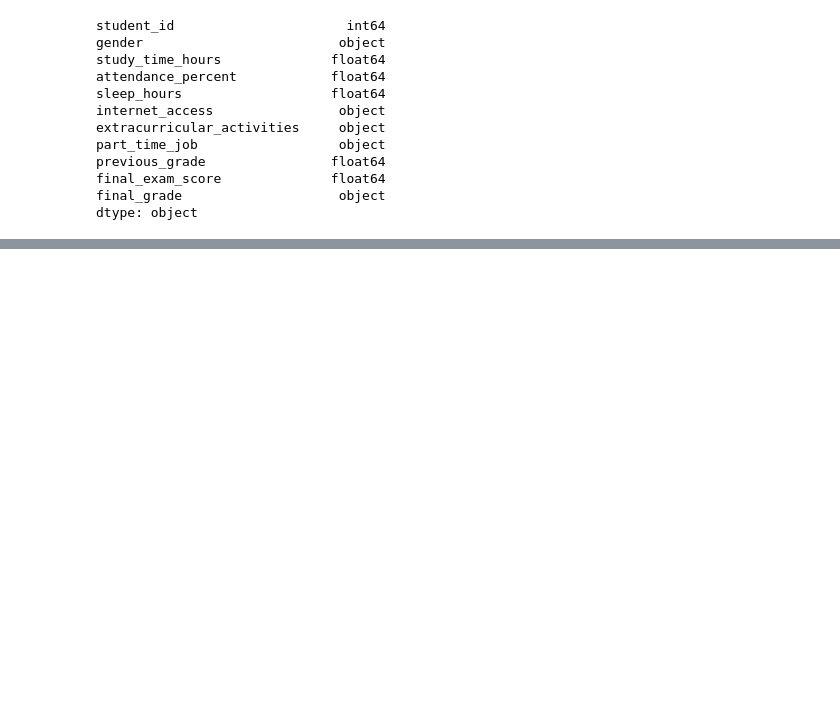
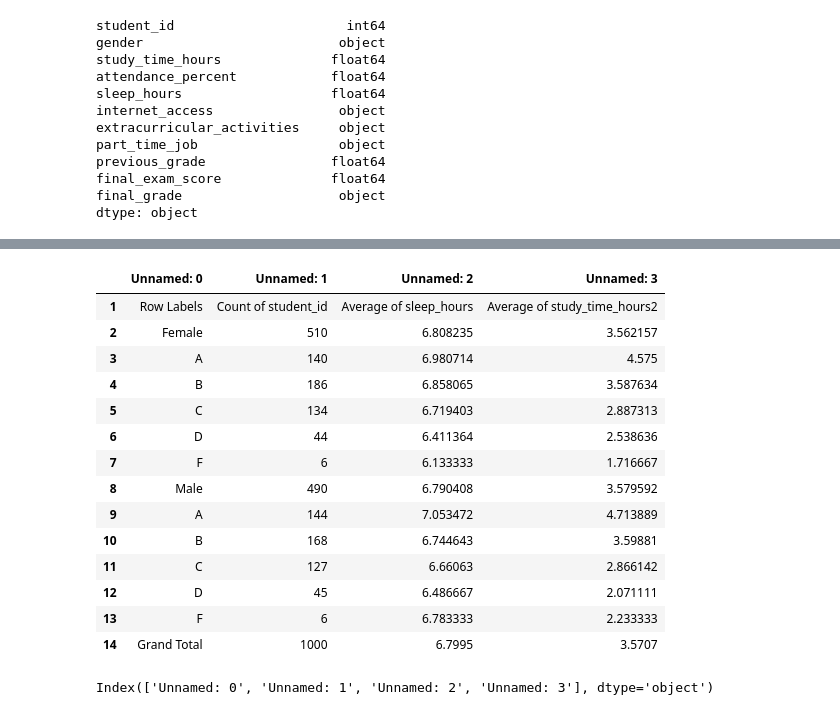
Before and after one commit to emanhman0/Student_performance, a Jupyter notebook: Project1.ipynb, the cells around one changed output, grey strips where cells are left out. Saved outputs shown, nothing was run; the diff lists cells and outputs as text; code cells hidden in the pictures; blank space fills up the shorter version.

```diff
--- a/Project1.ipynb
+++ b/Project1.ipynb
@@ -66,0 +96,21 @@ df2.to_excel('student_perf.xlsx', index=False)
+# %%
+#Drops the First row with Null values
+df_sleep2 = df_sleep.drop(index=0)
+# %%
+df_sleep2
+# %% [output]
+|  | Unnamed: 0 | Unnamed: 1 | Unnamed: 2 | Unnamed: 3 |
+| 1 | Row Labels | Count of student_id | Average of sleep_hours | Average of study_time_hours2 |
+| 2 | Female | 510 | 6.808235 | 3.562157 |
+| 3 | A | 140 | 6.980714 | 4.575 |
+| 4 | B | 186 | 6.858065 | 3.587634 |
+| 5 | C | 134 | 6.719403 | 2.887313 |
+| 6 | D | 44 | 6.411364 | 2.538636 |
+| 7 | F | 6 | 6.133333 | 1.716667 |
+| 8 | Male | 490 | 6.790408 | 3.579592 |
+| 9 | A | 144 | 7.053472 | 4.713889 |
+| 10 | B | 168 | 6.744643 | 3.59881 |
+| 11 | C | 127 | 6.66063 | 2.866142 |
+| 12 | D | 45 | 6.486667 | 2.071111 |
+| 13 | F | 6 | 6.783333 | 2.233333 |
+| 14 | Grand Total | 1000 | 6.7995 | 3.5707 |
@@ -66,0 +125,4 @@ df2.to_excel('student_perf.xlsx', index=False)
+# %%
+df_female.columns
+# %% [output]
+Index(['Unnamed: 0', 'Unnamed: 1', 'Unnamed: 2', 'Unnamed: 3'], dtype='object')
```
Also changed, not shown: parts of 23 cells of this notebook.
